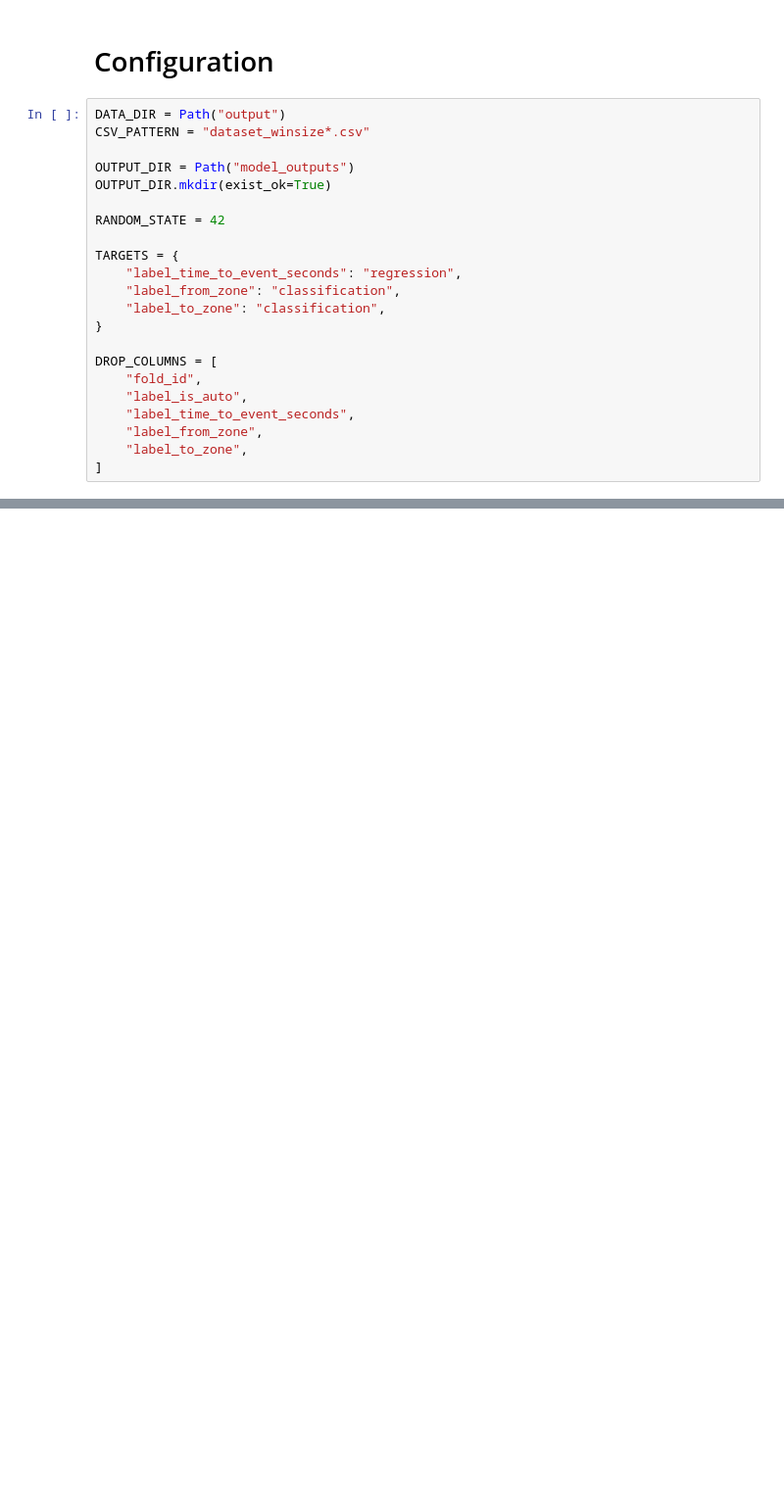
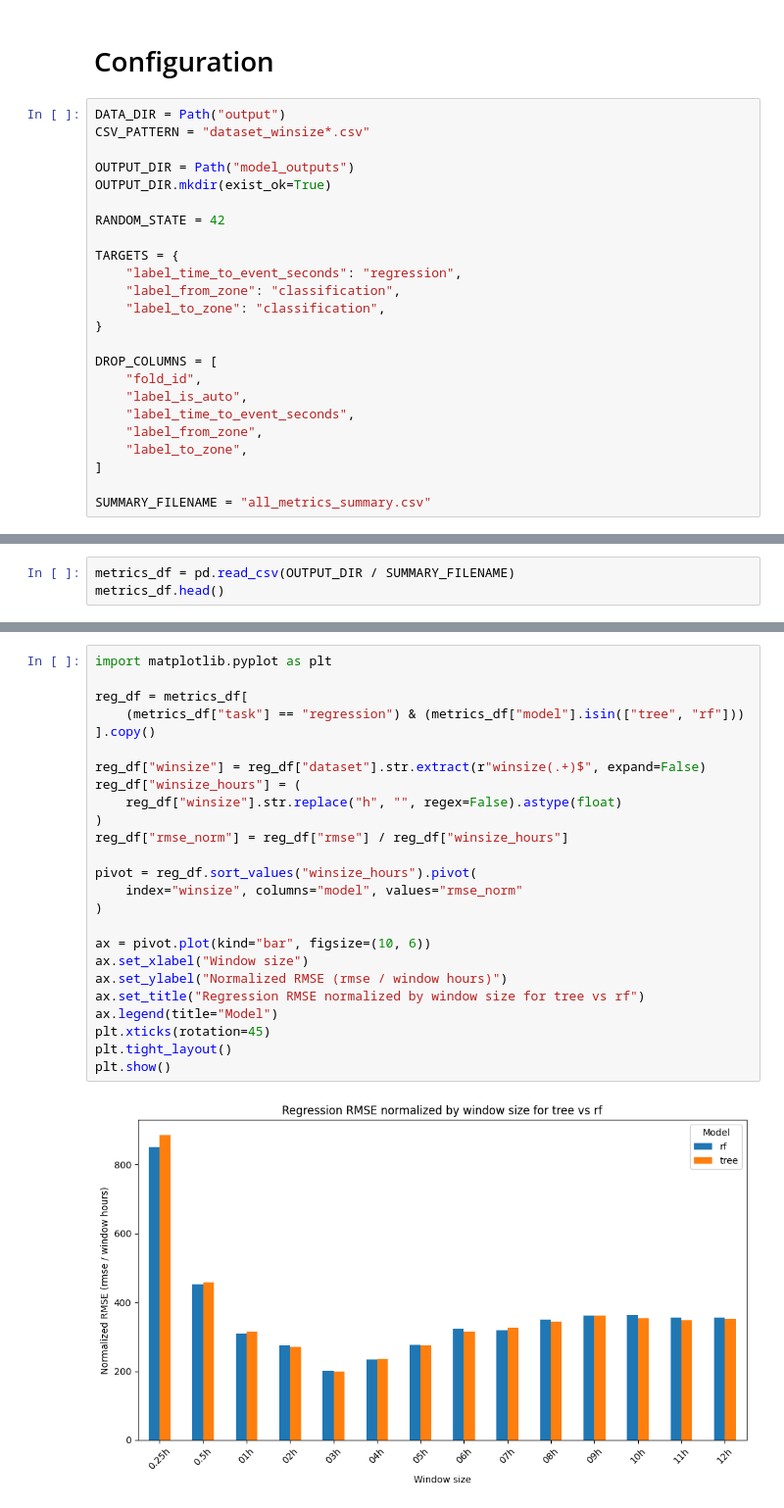
Before and after one commit to mohamad-hasan-sohan-ajini/predictive-maintenance, a Jupyter notebook: src/predictive_maintenance.ipynb, the cells around one changed output, grey strips where cells are left out. Shown at 98% size. Saved outputs shown, nothing was run; the diff lists cells and outputs as text; blank space fills up the shorter version.

Commit message:
Plot regression and classification tasks

```diff
--- a/src/predictive_maintenance.ipynb
+++ b/src/predictive_maintenance.ipynb
@@ -28,4 +29,6 @@ DROP_COLUMNS = [
     "label_from_zone",
     "label_to_zone",
 ]
+
+SUMMARY_FILENAME = "all_metrics_summary.csv"
 # %%
@@ -69,0 +74,3 @@ print(final_results)
+# %%
+metrics_df = pd.read_csv(OUTPUT_DIR / SUMMARY_FILENAME)
+metrics_df.head()
@@ -69,0 +84,27 @@ print(final_results)
+# %%
+import matplotlib.pyplot as plt
+
+reg_df = metrics_df[
+    (metrics_df["task"] == "regression") & (metrics_df["model"].isin(["tree", "rf"]))
+].copy()
+
+reg_df["winsize"] = reg_df["dataset"].str.extract(r"winsize(.+)$", expand=False)
+reg_df["winsize_hours"] = (
+    reg_df["winsize"].str.replace("h", "", regex=False).astype(float)
+)
+reg_df["rmse_norm"] = reg_df["rmse"] / reg_df["winsize_hours"]
+
+pivot = reg_df.sort_values("winsize_hours").pivot(
+    index="winsize", columns="model", values="rmse_norm"
+)
+
+ax = pivot.plot(kind="bar", figsize=(10, 6))
+ax.set_xlabel("Window size")
+ax.set_ylabel("Normalized RMSE (rmse / window hours)")
+ax.set_title("Regression RMSE normalized by window size for tree vs rf")
+ax.legend(title="Model")
+plt.xticks(rotation=45)
+plt.tight_layout()
+plt.show()
+# %% [output]
+[figure, added]
```
Also changed, not shown: parts of 4 cells of this notebook, 1 other file.
